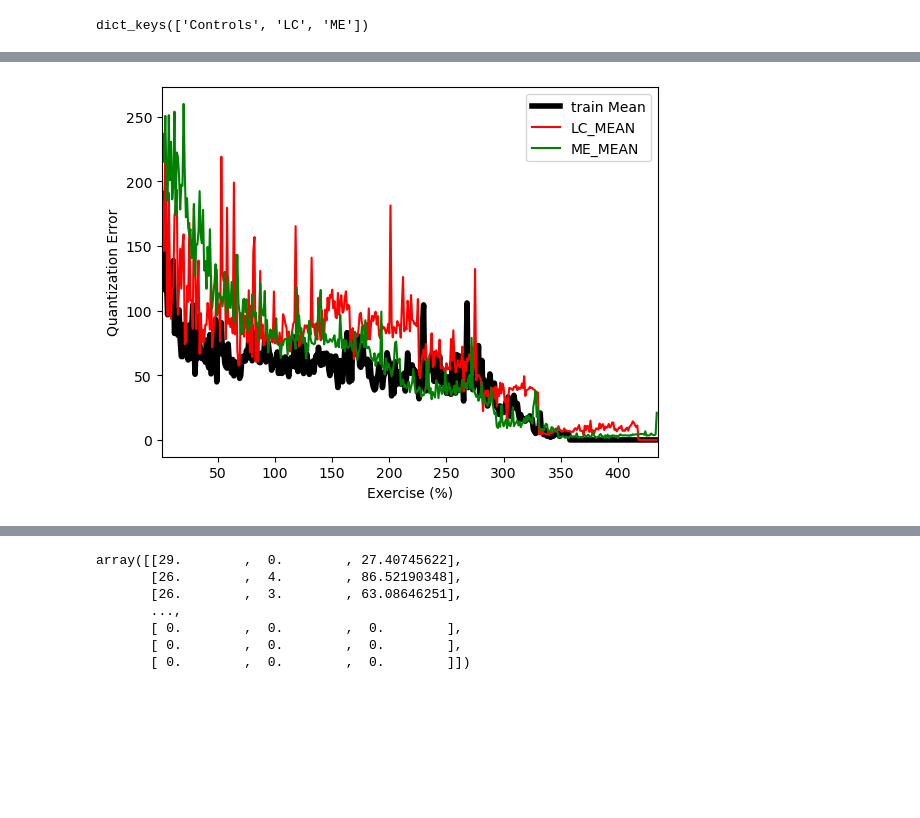
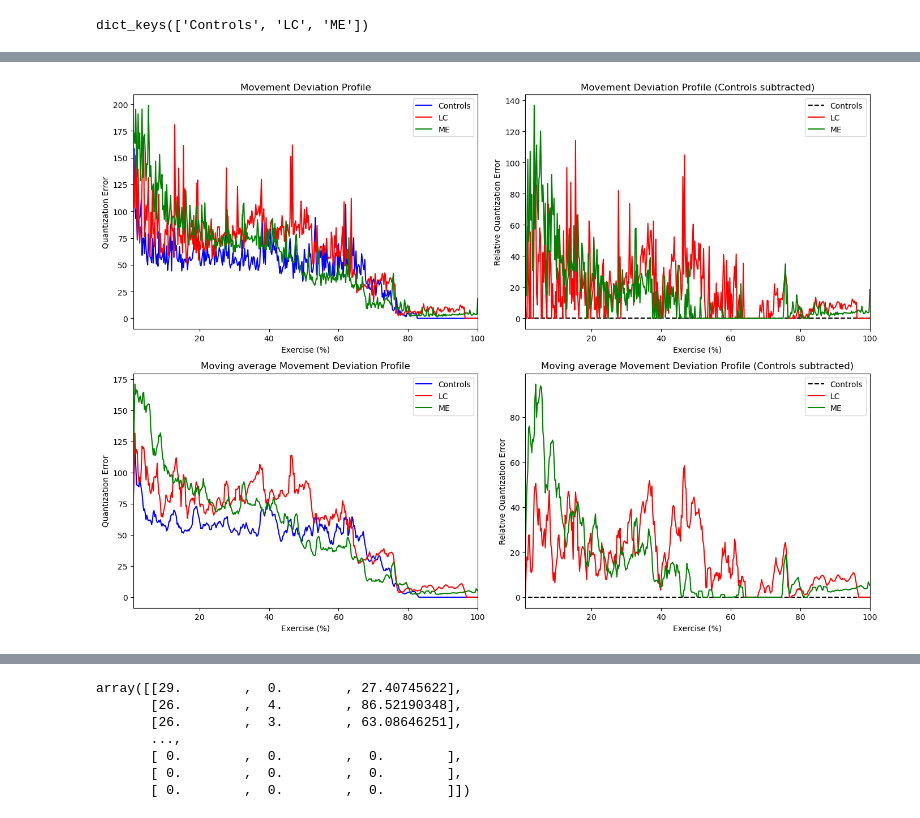
Before and after one commit to githubtijn2002/Thesis, a Jupyter notebook: 3_prepatory.ipynb, the cells around one changed output, grey strips where cells are left out. Cells and saved outputs as stored; diff of their text form; code cells hidden in the pictures; blank space fills up the shorter version.

```diff
--- a/3_prepatory.ipynb
+++ b/3_prepatory.ipynb
@@ -260,39 +269,82 @@ for i in integer_division.keys():
 # %%
 ## MOVEMENT DEVIATION PROFILE
 # here the aim is to find the difference in Quantization Errors of the train and the test set
 # relative to the SOM. These errors are then compared and illustrated into the so-called Movement
 # Deviation Profile (MDP)
 
 # Reshape the first column of Traj_train
 error_train = np.reshape(Traj_train_coord[:, 2], (integer_division['Controls'][-1], -1), order='F')
-MEAN_error_train = np.mean(error_train,axis=1)
+MEAN_error_train = np.mean(error_train, axis=1)
 STD_error_train = np.std(error_train, axis=1)
 
-
 error_LC = np.reshape(Traj_LC_coord[:, 2], (integer_division['LC'][-1], -1), order='F')
-MEAN_error_LC = np.mean(error_LC,axis=1)
+MEAN_error_LC = np.mean(error_LC, axis=1)
 STD_error_LC = np.std(error_LC, axis=1)
 
 error_ME = np.reshape(Traj_ME_coord[:, 2], (integer_division['ME'][-1], -1), order='F')
-MEAN_error_ME = np.mean(error_ME,axis=1)
+MEAN_error_ME = np.mean(error_ME, axis=1)
 STD_error_ME = np.std(error_ME, axis=1)
 
-x = np.arange(1, integer_division['Controls'][-1] + 1)
+# Plot all 3 standard
+x = np.linspace(1, 100, integer_division['Controls'][-1])
 y = STD_error_train
-# Create the plot
-plt.figure()
-p1, = plt.plot(x, MEAN_error_train, 'k', linewidth=4, label='train Mean')
-#plt.fill_between(x, MEAN_error_train - y , MEAN_error_train + y, color=[0.6, 0.7, 0.8], alpha=0.2)
-p2, = plt.plot(x, MEAN_error_LC, 'r', label='LC_MEAN')
-p3, = plt.plot(x, MEAN_error_ME, 'g', label='ME_MEAN')
 
-plt.xlim([1, 435])
-plt.xlabel('Exercise (%)')
-plt.ylabel('Quantization Error')
-plt.legend()
+fig, axs = plt.subplots(2, 2, figsize=(14, 10))
 
+# First subplot
+axs[0, 0].plot(x, MEAN_error_train, 'b', label='Controls')
+axs[0, 0].plot(x, MEAN_error_LC, 'r', label='LC')
+axs[0, 0].plot(x, MEAN_error_ME, 'g', label='ME')
+axs[0, 0].set_xlim([1, 100])
+axs[0, 0].set_xlabel('Exercise (%)')
+axs[0, 0].set_ylabel('Quantization Error')
+axs[0, 0].set_title('Movement Deviation Profile')
+axs[0, 0].legend()
+
+# Second subplot
+normalized_lc = MEAN_error_LC - MEAN_error_train
+normalized_me = MEAN_error_ME - MEAN_error_train
+normalized_me_smaller_is_zero = normalized_me.copy()
+normalized_me_smaller_is_zero[normalized_me < 0] = 0
+normalized_lc_smaller_is_zero = normalized_lc.copy()
+normalized_lc_smaller_is_zero[normalized_lc < 0] = 0
+normalized_me[normalized_me < 0]
+axs[0, 1].hlines(0, 0, 100, 'k', '--', label='Controls')
+axs[0, 1].plot(x, normalized_lc_smaller_is_zero, 'r', label='LC')
+axs[0, 1].plot(x, normalized_me_smaller_is_zero, 'g', label='ME')
+axs[0, 1].set_xlim([1, 100])
+axs[0, 1].set_xlabel('Exercise (%)')
+axs[0, 1].set_ylabel('Relative Quantization Error')
+axs[0, 1].set_title('Movement Deviation Profile (Controls subtracted)')
+axs[0, 1].legend()
+
+# Third subplot
+window_size = 5
+controls_ma = np.convolve(MEAN_error_train, np.ones(window_size) / window_size, mode='same')
+lc_ma = np.convolve(MEAN_error_LC, np.ones(window_size) / window_size, mode='same')
+me_ma = np.convolve(MEAN_error_ME, np.ones(window_size) / window_size, mode='same')
+axs[1, 0].plot(x, controls_ma, 'b', label='Controls')
+axs[1, 0].plot(x, lc_ma, 'r', label='LC')
+axs[1, 0].plot(x, me_ma, 'g', label='ME')
+axs[1, 0].set_xlim([1, 100])
+axs[1, 0].set_xlabel('Exercise (%)')
+axs[1, 0].set_ylabel('Quantization Error')
+axs[1, 0].set_title('Moving average Movement Deviation Profile')
+axs[1, 0].legend()
+
+# Fourth subplot
+normalized_lc_ma = np.convolve(normalized_lc_smaller_is_zero, np.ones(window_size) / window_size, mode='same')
+normalized_me_ma = np.convolve(normalized_me_smaller_is_zero, np.ones(window_size) / window_size, mode='same')
+axs[1, 1].hlines(0, 0, 100, 'k', '--', label='Controls')
+axs[1, 1].plot(x, normalized_lc_ma, 'r', label='LC')
+axs[1, 1].plot(x, normalized_me_ma, 'g', label='ME')
+axs[1, 1].set_xlim([1, 100])
+axs[1, 1].set_xlabel('Exercise (%)')
+axs[1, 1].set_ylabel('Relative Quantization Error')
+axs[1, 1].set_title('Moving average Movement Deviation Profile (Controls subtracted)')
+axs[1, 1].legend()
+
+plt.tight_layout()
 plt.show()
-
-breakpoint()
 # %% [output]
-[figure, old version]
+[figure, new version]
```
Also changed, not shown: parts of 12 cells of this notebook, 1 other file.
